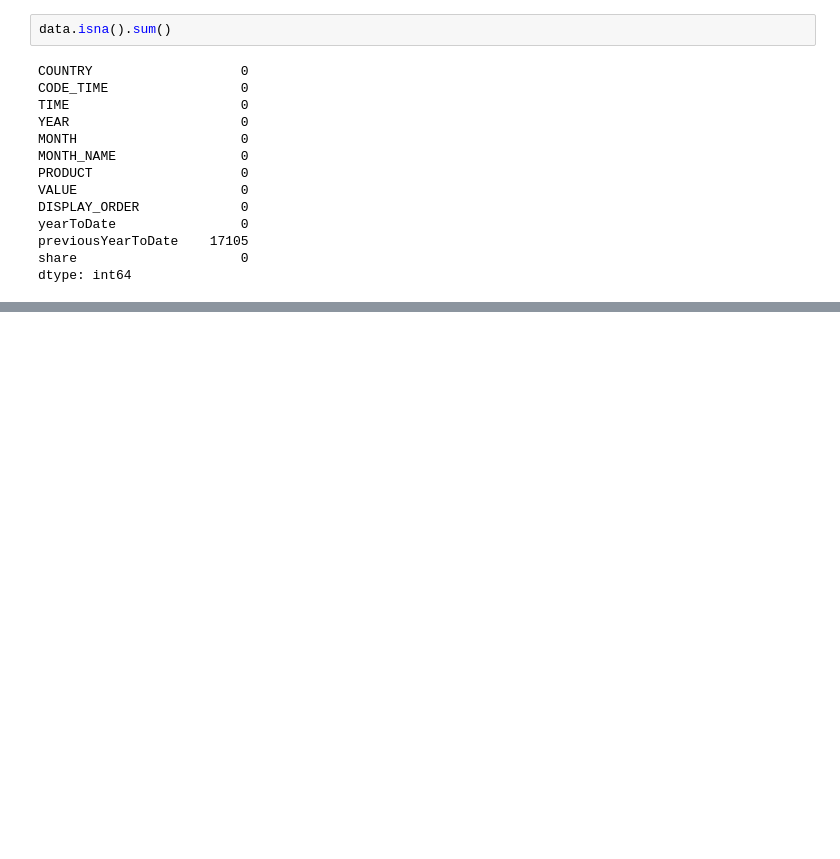
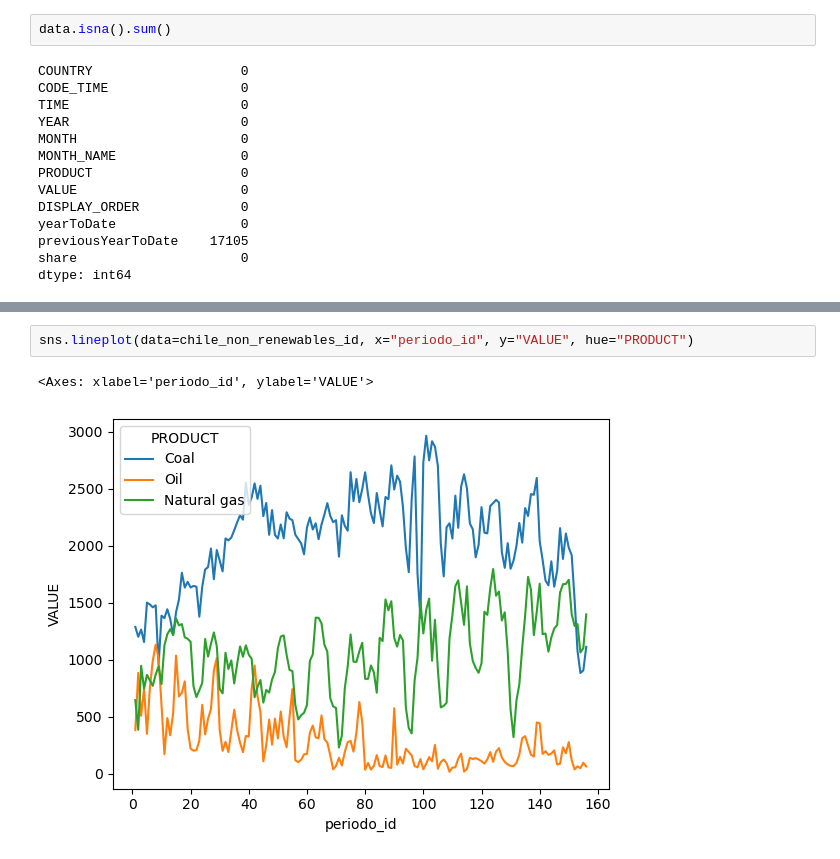
Before and after one commit to Chukao1/electricity-ia, a Jupyter notebook: notebooks/notebook.ipynb, the cells around one changed output, grey strips where cells are left out. Drawn from its saved outputs; the diff is of its cells as text; blank space fills up the shorter version.

```diff
--- a/notebooks/notebook.ipynb
+++ b/notebooks/notebook.ipynb
@@ -135,0 +196,5 @@ sns.scatterplot(data=chile_solar_id, x="periodo_id", y="VALUE", hue="COUNTRY")
+# %%
+sns.lineplot(data=chile_non_renewables_id, x="periodo_id", y="VALUE", hue="PRODUCT")
+# %% [output]
+<Axes: xlabel='periodo_id', ylabel='VALUE'>
+[figure, added]
```
Also changed, not shown: parts of 24 cells of this notebook, 9 other files.
